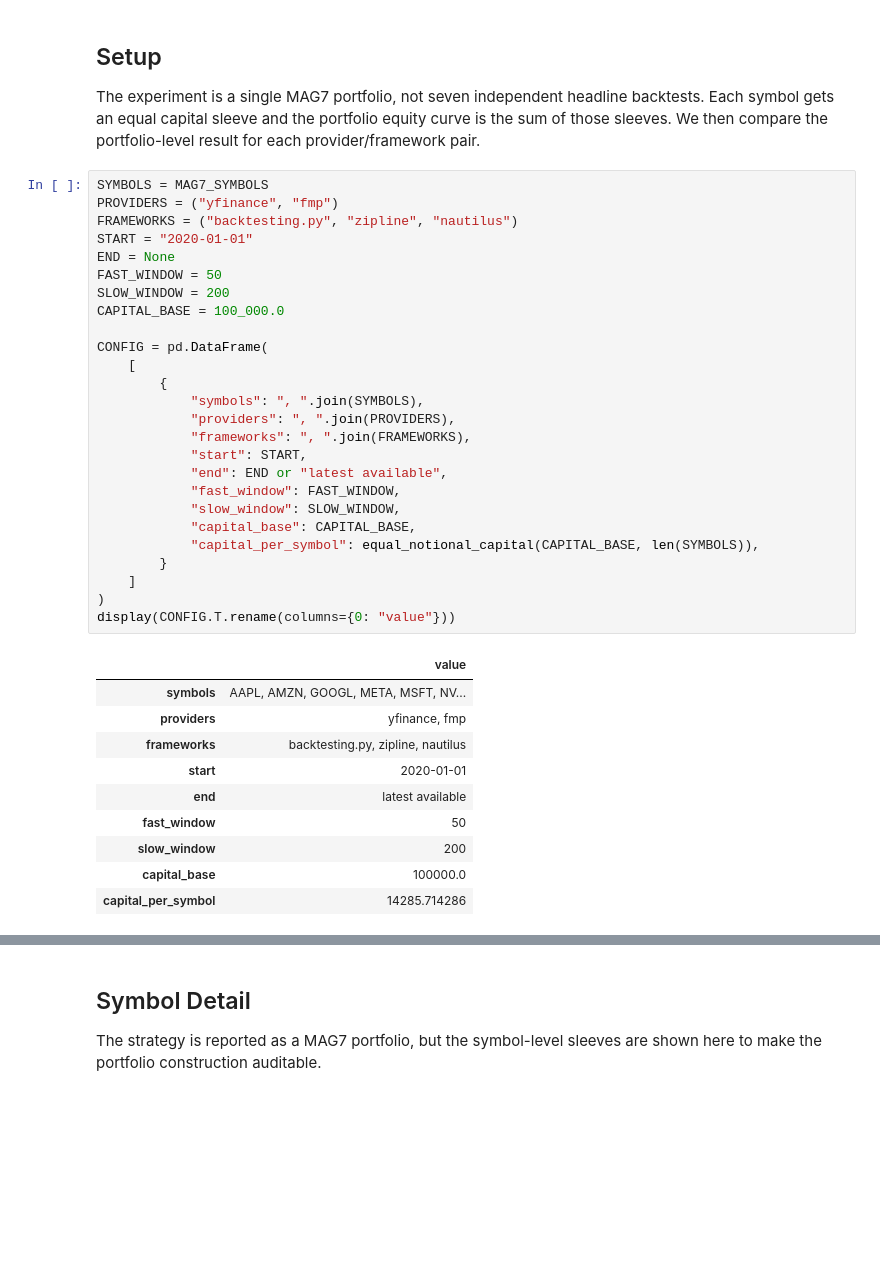
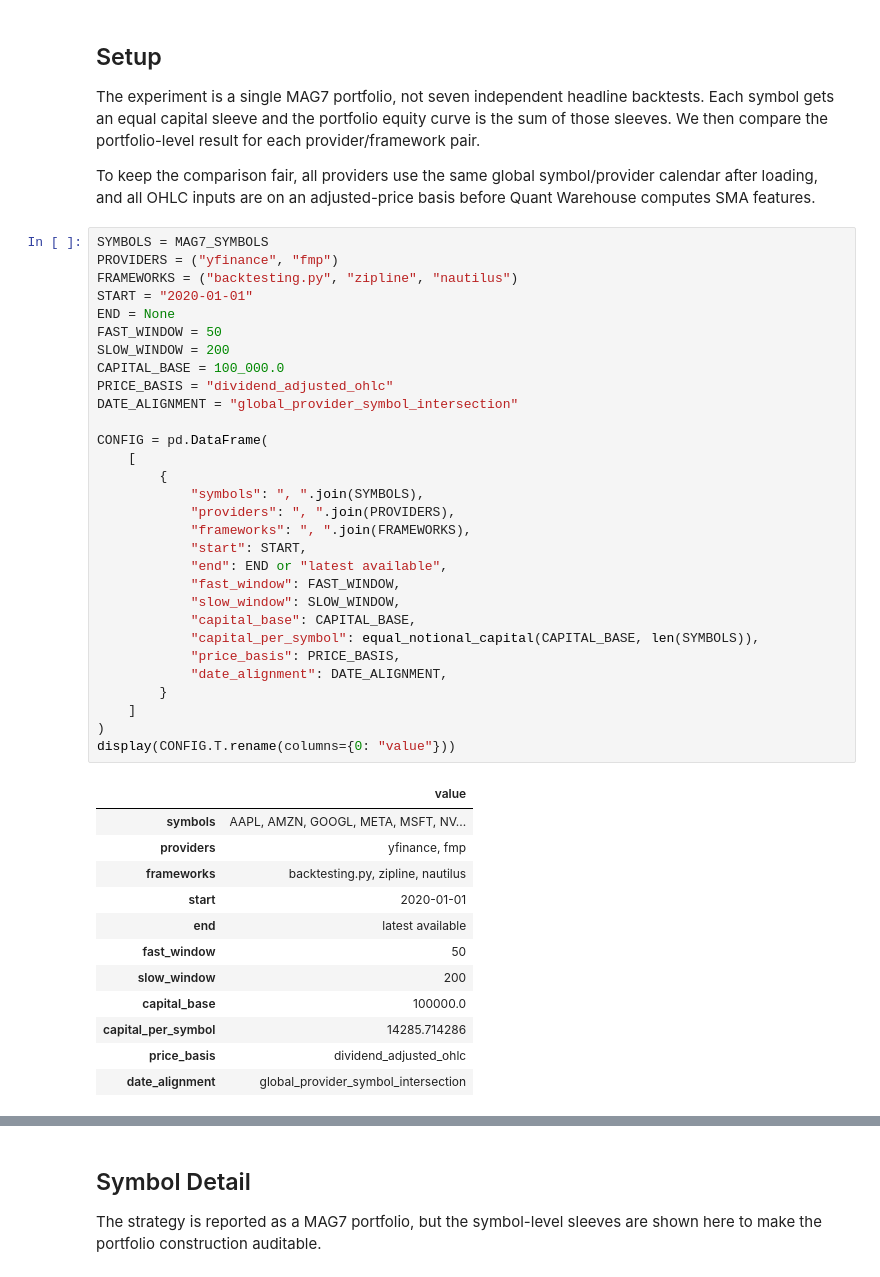
Before and after one commit to quantarb/quant-orchestrator, a Jupyter notebook: notebooks/backtest_framework_comparsion.ipynb, the cells around one changed output, grey strips where cells are left out. Saved outputs shown, nothing was run; the diff lists cells and outputs as text; blank space fills up the shorter version.

```diff
--- a/notebooks/backtest_framework_comparsion.ipynb
+++ b/notebooks/backtest_framework_comparsion.ipynb
@@ -38,6 +38,8 @@ from quant_orchestrator.strategy import summarize_backtest
 ## Setup
 
 The experiment is a single MAG7 portfolio, not seven independent headline backtests. Each symbol gets an equal capital sleeve and the portfolio equity curve is the sum of those sleeves. We then compare the portfolio-level result for each provider/framework pair.
+
+To keep the comparison fair, all providers use the same global symbol/provider calendar after loading, and all OHLC inputs are on an adjusted-price basis before Quant Warehouse computes SMA features.
 # %%
 SYMBOLS = MAG7_SYMBOLS
 PROVIDERS = ("yfinance", "fmp")
@@ -47,32 +49,38 @@ END = None
 FAST_WINDOW = 50
 SLOW_WINDOW = 200
 CAPITAL_BASE = 100_000.0
+PRICE_BASIS = "dividend_adjusted_ohlc"
+DATE_ALIGNMENT = "global_provider_symbol_intersection"
 
 CONFIG = pd.DataFrame(
     [
         {
             "symbols": ", ".join(SYMBOLS),
             "providers": ", ".join(PROVIDERS),
             "frameworks": ", ".join(FRAMEWORKS),
             "start": START,
             "end": END or "latest available",
             "fast_window": FAST_WINDOW,
             "slow_window": SLOW_WINDOW,
             "capital_base": CAPITAL_BASE,
             "capital_per_symbol": equal_notional_capital(CAPITAL_BASE, len(SYMBOLS)),
+            "price_basis": PRICE_BASIS,
+            "date_alignment": DATE_ALIGNMENT,
         }
     ]
 )
 display(CONFIG.T.rename(columns={0: "value"}))
 # %% [output]
 |  | value |
 | symbols | AAPL, AMZN, GOOGL, META, MSFT, NV... |
 | providers | yfinance, fmp |
 | frameworks | backtesting.py, zipline, nautilus |
 | start | 2020-01-01 |
 | end | latest available |
 | fast_window | 50 |
 | slow_window | 200 |
 | capital_base | 100000.0 |
 | capital_per_symbol | 14285.714286 |
+| price_basis | dividend_adjusted_ohlc |
+| date_alignment | global_provider_symbol_intersection |
 # %%
```
Also changed, not shown: parts of 11 cells of this notebook.
